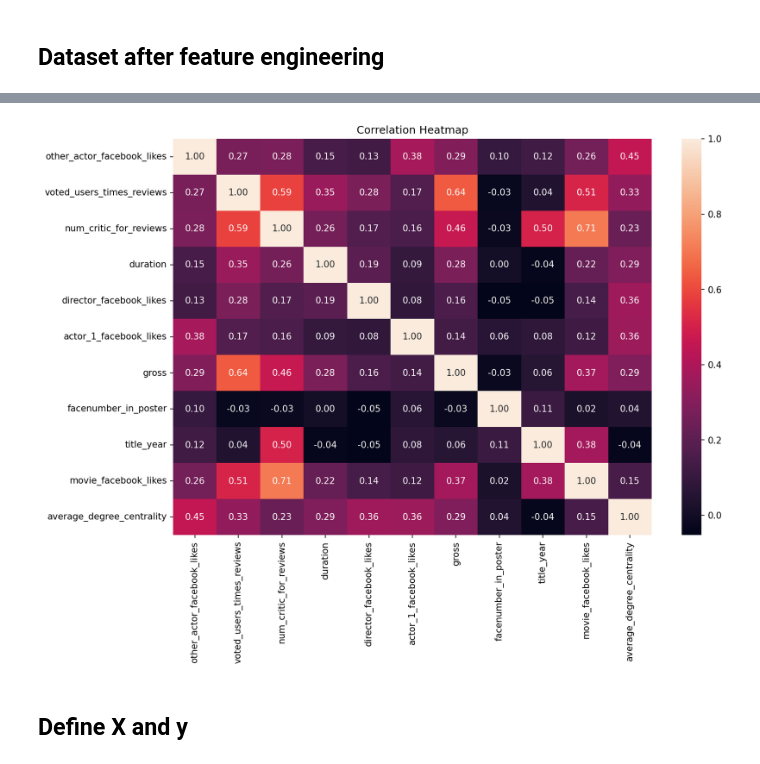
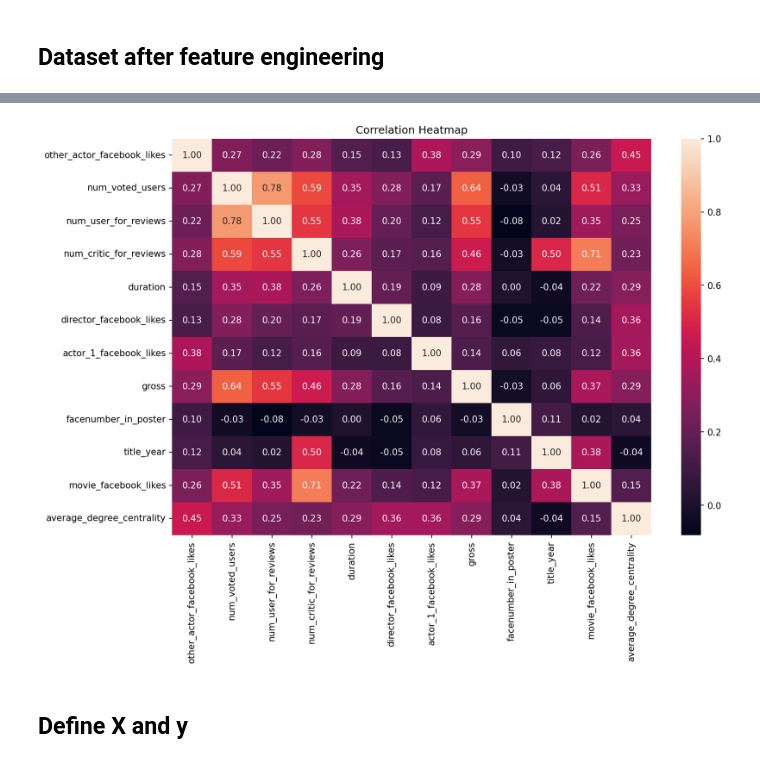
Before and after one commit to JZYNX/ML-assignment-2, a Jupyter notebook: COMP30027-Project2.ipynb, the cells around one changed output, grey strips where cells are left out. Saved outputs shown, nothing was run; the diff lists cells and outputs as text; code cells hidden in the pictures.

```diff
--- a/COMP30027-Project2.ipynb
+++ b/COMP30027-Project2.ipynb
@@ -360,30 +354,0 @@ Name: count, dtype: int64
-# %%
-# Replace names that occur less than average with "Other
-director_counts = train_df['director_name'].value_counts()
-actor1_counts = train_df['actor_1_name'].value_counts()
-actor2_counts = train_df['actor_2_name'].value_counts()
-actor3_counts = train_df['actor_3_name'].value_counts()
-
-director_average_count = np.mean(director_counts)
-actor1_average_count = np.mean(actor1_counts)
-actor2_average_count = np.mean(actor2_counts)
-actor3_average_count = np.mean(actor3_counts)
-
-# Get rare entries
-rare_directors = director_counts[director_counts < director_average_count].index
-rare_actors1 = actor1_counts[actor1_counts < actor1_average_count].index
-rare_actors2 = actor2_counts[actor2_counts < actor2_average_count].index
-rare_actors3 = actor3_counts[actor3_counts < actor3_average_count].index
-
-# Replace rare actors with 'Other'
-train_df.loc[train_df['director_name'].isin(rare_directors), 'director_name'] = 'Other'
-train_df.loc[train_df['actor_1_name'].isin(rare_actors1), 'actor_1_name'] = 'Other'
-train_df.loc[train_df['actor_2_name'].isin(rare_actors2), 'actor_2_name'] = 'Other'
-train_df.loc[train_df['actor_3_name'].isin(rare_actors3), 'actor_3_name'] = 'Other'
-
-test_df.loc[test_df['director_name'].isin(rare_directors), 'director_name'] = 'Other'
-test_df.loc[test_df['actor_1_name'].isin(rare_actors1), 'actor_1_name'] = 'Other'
-test_df.loc[test_df['actor_2_name'].isin(rare_actors2), 'actor_2_name'] = 'Other'
-test_df.loc[test_df['actor_3_name'].isin(rare_actors3), 'actor_3_name'] = 'Other'
-
-print(train_df.shape)
@@ -391,0 +355,9 @@ print(train_df.shape)
+# %%
+# Calculate the count of movies for each director
+director_counts = train_df['director_name'].value_counts()
+rare_directors = director_counts[director_counts == 1].index
+
+train_df.loc[train_df['director_name'].isin(rare_directors), 'director_name'] = 'Other'
+test_df.loc[test_df['director_name'].isin(rare_directors), 'director_name'] = 'Other'
+
+print(train_df.shape)
@@ -496,15 +450,15 @@ display(list(zip(train_df.columns, train_df.iloc[85])))
 # %%
 # Correlation HeatMap
-new_features = ['other_actor_facebook_likes', 'voted_users_times_reviews', 'num_critic_for_reviews', 'duration', 'director_facebook_likes', 'actor_1_facebook_likes', 'gross', 'facenumber_in_poster', 'title_year', 'movie_facebook_likes', 'average_degree_centrality']
+new_features = ['other_actor_facebook_likes', 'num_voted_users', 'num_user_for_reviews', 'num_critic_for_reviews', 'duration', 'director_facebook_likes', 'actor_1_facebook_likes', 'gross', 'facenumber_in_poster', 'title_year', 'movie_facebook_likes', 'average_degree_centrality']
 
 plt.figure(figsize=(12,8), dpi=150)
 plt.title("Correlation Heatmap")
 sns.heatmap(train_df[new_features].corr(), annot=True, fmt='.2f')
 
 plt.savefig('./visualisations/correlation_heatmap_post_feateng.png')
 plt.show()
 # %% [output]
-[figure, old version]
+[figure, new version]
 # %% [markdown]
 ## Define X and y
 # %%
```
Also changed, not shown: parts of 25 cells of this notebook, 9 other files.
